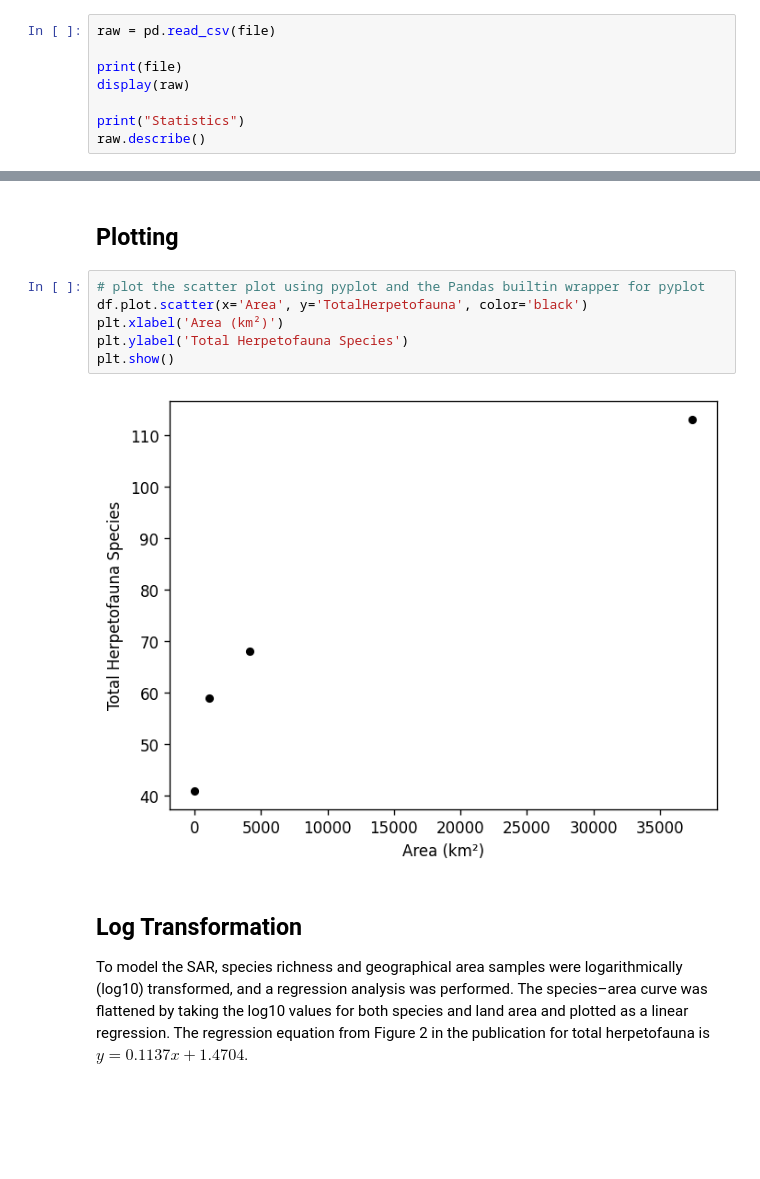
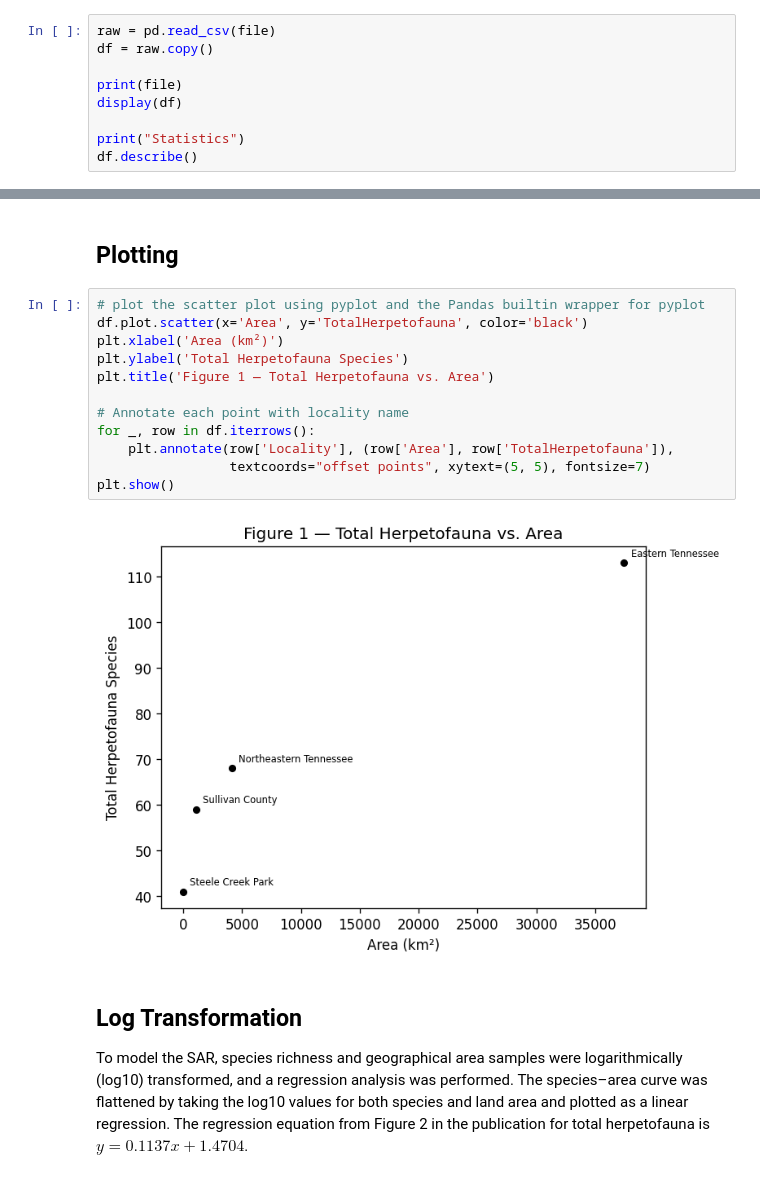
Before and after one commit to jmcmeen/scp-sar-ar, a Jupyter notebook: analysis.ipynb, the cells around one changed output, grey strips where cells are left out. Cells and saved outputs as stored; diff of their text form; blank space fills up the shorter version.

```diff
--- a/analysis.ipynb
+++ b/analysis.ipynb
@@ -17,12 +24,13 @@ file = "data/herpetofauna.csv"
 Create a DataFrame from herpetofauna.csv. This data represents a nested sample of increasingly larger land areas: Steele Creek Park, Sullivan County, the 5-county area of northeastern Tennessee, and all of eastern Tennessee.
 # %%
 raw = pd.read_csv(file)
+df = raw.copy()
 
 print(file)
-display(raw)
+display(df)
 
 print("Statistics")
-raw.describe()
+df.describe()
 # %% [output]
 data/herpetofauna.csv
 |  | Locality | Area | TotalHerpetofauna | Amphibians | Reptiles |
@@ -45,11 +53,17 @@ Statistics
 # %%
 # plot the scatter plot using pyplot and the Pandas builtin wrapper for pyplot
 df.plot.scatter(x='Area', y='TotalHerpetofauna', color='black')
 plt.xlabel('Area (km²)')
 plt.ylabel('Total Herpetofauna Species')
+plt.title('Figure 1 — Total Herpetofauna vs. Area')
+
+# Annotate each point with locality name
+for _, row in df.iterrows():
+    plt.annotate(row['Locality'], (row['Area'], row['TotalHerpetofauna']),
+                 textcoords="offset points", xytext=(5, 5), fontsize=7)
 plt.show()
 # %% [output]
-[figure, old version]
+[figure, new version]
 # %% [markdown]
 ## Log Transformation
 
```
Also changed, not shown: parts of 7 cells of this notebook.
